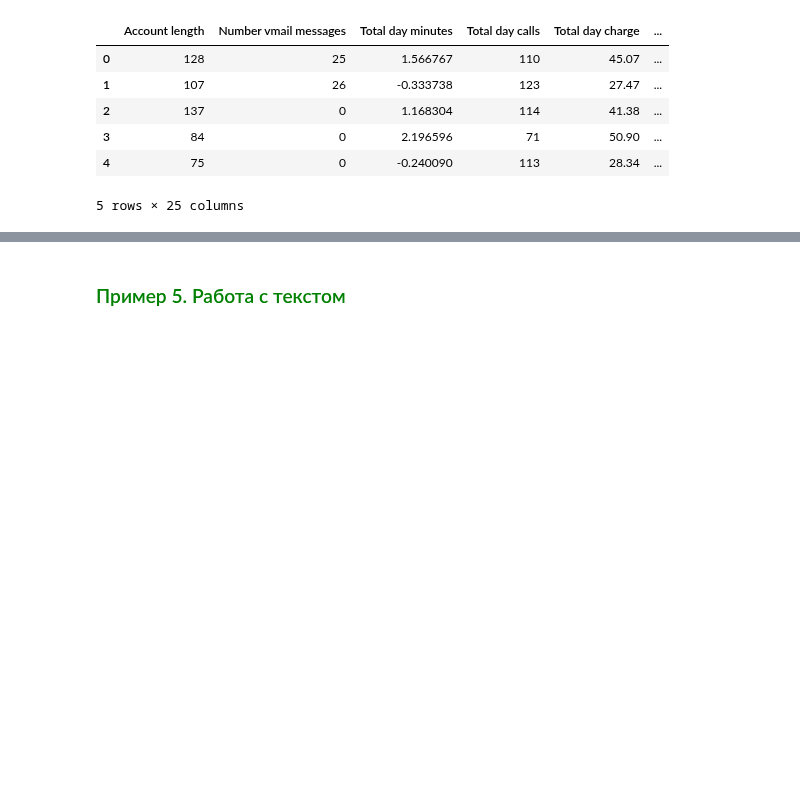
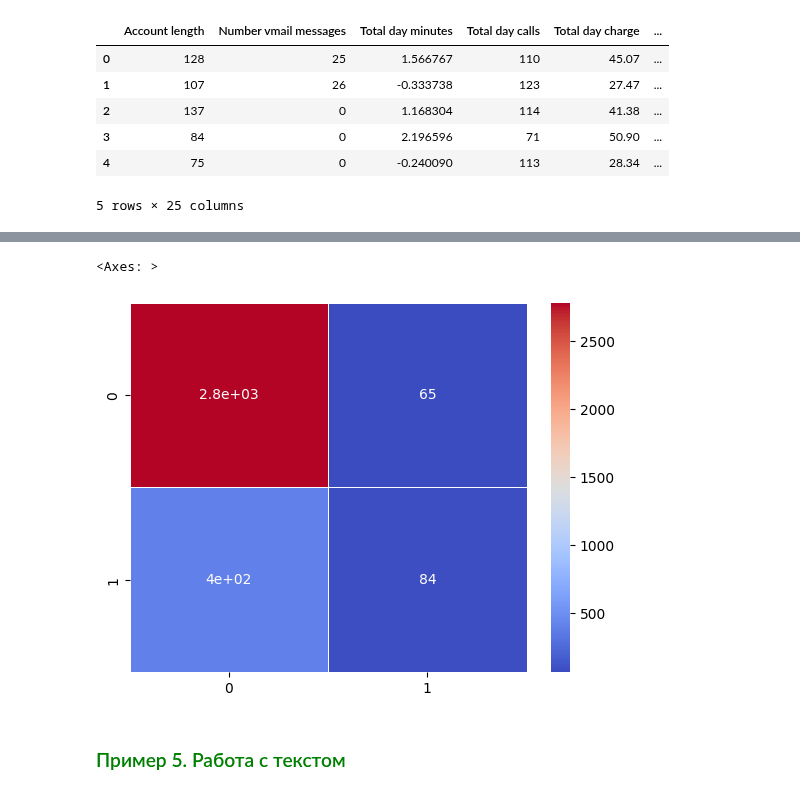
Before and after one commit to Dragoh54/MachineLearning-Labs, a Jupyter notebook: lab4/2024_ML_LR4_MACS (2).ipynb, the cells around one changed output, grey strips where cells are left out. Drawn from its saved outputs; the diff is of its cells as text; code cells hidden in the pictures; blank space fills up the shorter version.

```diff
--- a/lab4/2024_ML_LR4_MACS (2).ipynb
+++ b/lab4/2024_ML_LR4_MACS (2).ipynb
@@ -614,3 +658,10 @@ telep.head()
+# %%
+model = cross_val_predict(lr,X,Y,cv=10)
+matr = confusion_matrix(Y, model)
+sns.heatmap(matr, annot=True, cmap='coolwarm', linewidths=0.5)
+# %% [output]
+<Axes: >
+[figure, added]
 # %% [markdown]
 ### <font color = 'green'> Пример 5. Работа с текстом </font>
 # %% [markdown]
```
Also changed, not shown: parts of 6 cells of this notebook.
